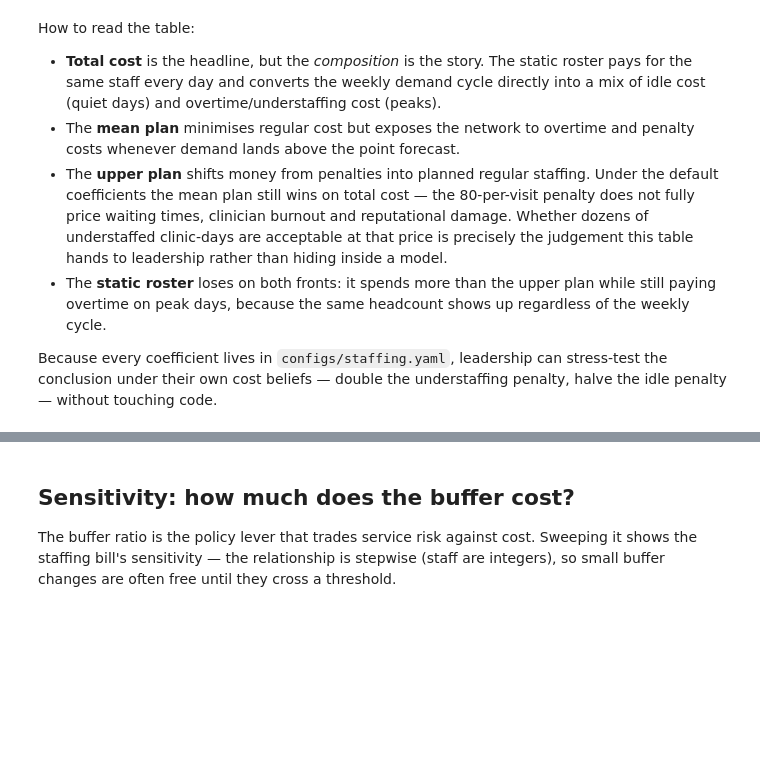
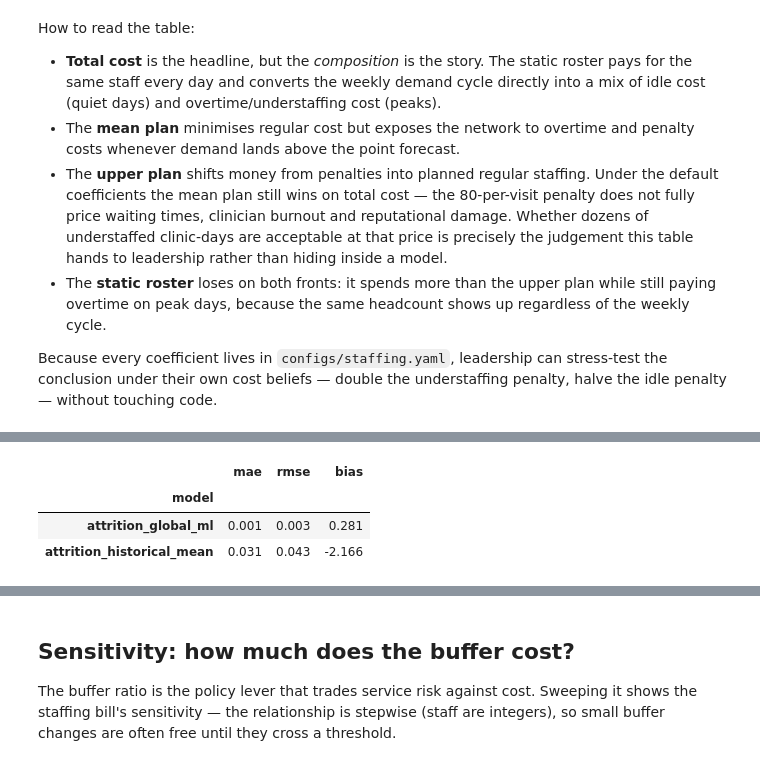
Before and after one commit to DiogoRibeiro7/clinic-forecasting-platform, a Jupyter notebook: notebooks/06_staffing_optimization_and_decision_layer.ipynb, the cells around one changed output, grey strips where cells are left out. Saved outputs shown, nothing was run; the diff lists cells and outputs as text; code cells hidden in the pictures; blank space fills up the shorter version.

```diff
--- a/notebooks/06_staffing_optimization_and_decision_layer.ipynb
+++ b/notebooks/06_staffing_optimization_and_decision_layer.ipynb
@@ -317,0 +333,38 @@ understaffing penalty, halve the idle penalty — without touching code.
+# %%
+from clinic_forecast.evaluation import comparison_table, evaluate_forecasts
+from clinic_forecast.noshow import (
+    ATTRITION_TARGET,
+    AttritionRateForecaster,
+    build_noshow_targets,
+    expected_completed_visits,
+    forecast_attrition_rate_baseline,
+)
+
+future_targets = build_noshow_targets(future)
+open_future = future_targets[future_targets["scheduled_appointments"] > 0]
+
+baseline_rate = forecast_attrition_rate_baseline(train, open_future)
+rate_model = AttritionRateForecaster().fit(train)
+combined_usage = pd.concat([train, future], ignore_index=True).sort_values(
+    ["clinic_id", "date"]
+)
+ml_rate = rate_model.predict_known_future(combined_usage)
+ml_rate = ml_rate[ml_rate["date"] > cutoff]
+
+rate_scored = pd.concat(
+    [
+        open_future.merge(frame[["clinic_id", "date", "forecast", "model"]],
+                          on=["clinic_id", "date"], how="inner")
+        for frame in (baseline_rate, ml_rate)
+    ],
+    ignore_index=True,
+)
+comparison_table(
+    evaluate_forecasts(rate_scored, actual_col=ATTRITION_TARGET),
+    metrics=("mae", "rmse", "bias"),
+)
+# %% [output]
+|  | mae | rmse | bias |
+| model |  |  |  |
+| attrition_global_ml | 0.001 | 0.003 | 0.281 |
+| attrition_historical_mean | 0.031 | 0.043 | -2.166 |
```
Also changed, not shown: parts of 3 cells of this notebook, 2 other files.
